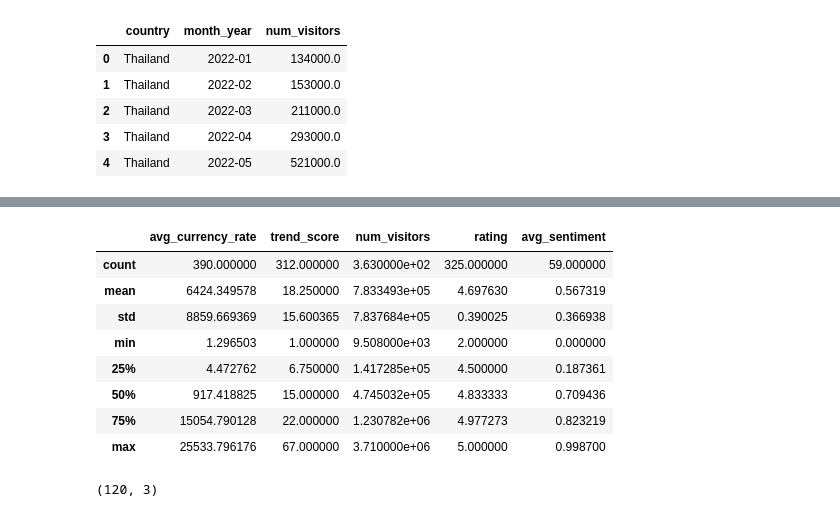
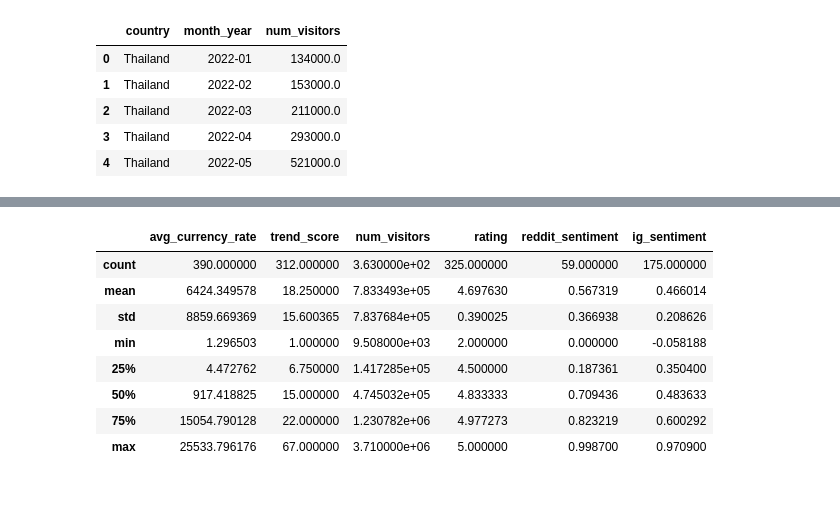
Before and after one commit to bt4301-group-8/tourism-consultancy, a Jupyter notebook: backend/notebooks/feature_engineering.ipynb, the cells around one changed output, grey strips where cells are left out. Drawn from its saved outputs; the diff is of its cells as text; code cells hidden in the pictures.

```diff
--- a/backend/notebooks/feature_engineering.ipynb
+++ b/backend/notebooks/feature_engineering.ipynb
@@ -150,5 +153,5 @@ memory usage: 85.4+ KB
 avg_sentiment = reddit_df_exploded.groupby(
     ["mentioned_countries", "month_year"]
 )["sentiment_score"].mean().reset_index()
-avg_sentiment.columns = ["country", "month_year", "avg_sentiment"]
+avg_sentiment.columns = ["country", "month_year", "reddit_sentiment"]
 # %%
@@ -322,12 +333,14 @@ visitors_df.head(5)
 | 3 | Thailand | 2022-04 | 293000.0 |
 | 4 | Thailand | 2022-05 | 521000.0 |
 # %%
-currency_trend_df = pd.merge(currency_df, trend_df, how="left", on=["country", "month_year"])
-full_macro_df = pd.merge(currency_trend_df, visitors_df, how="left", on=["country", "month_year"])
+final_df = (
+    currency_df
+    .merge(trend_df, how="left", on=["country", "month_year"])
+    .merge(visitors_df, how="left", on=["country", "month_year"])
+    .merge(review_agg, how="left", on=["country", "month_year"])
+    .merge(avg_sentiment, how="left", on=["country", "month_year"])
+    .merge(ig_sentiment, how="left", on=["country", "month_year"])
+)
 
-macro_review_df = pd.merge(full_macro_df, review_agg, how="left", on=["country", "month_year"])
-
-final_df = pd.merge(macro_review_df, avg_sentiment, how="left", on=["country", "month_year"])
-
-final_df.head(20)
+final_df.head(5)
 # %% [output]
@@ -368,19 +371,15 @@ memory usage: 21.5+ KB
 # %%
-final_df[["avg_currency_rate", "trend_score", "num_visitors", "rating","avg_sentiment"]].describe()
+final_df[["avg_currency_rate", "trend_score", "num_visitors", "rating","reddit_sentiment","ig_sentiment"]].describe()
 # %% [output]
-|  | avg_currency_rate | trend_score | num_visitors | rating | avg_sentiment |
-| count | 390.000000 | 312.000000 | 3.630000e+02 | 325.000000 | 59.000000 |
-| mean | 6424.349578 | 18.250000 | 7.833493e+05 | 4.697630 | 0.567319 |
-| std | 8859.669369 | 15.600365 | 7.837684e+05 | 0.390025 | 0.366938 |
-| min | 1.296503 | 1.000000 | 9.508000e+03 | 2.000000 | 0.000000 |
-| 25% | 4.472762 | 6.750000 | 1.417285e+05 | 4.500000 | 0.187361 |
-| 50% | 917.418825 | 15.000000 | 4.745032e+05 | 4.833333 | 0.709436 |
-| 75% | 15054.790128 | 22.000000 | 1.230782e+06 | 4.977273 | 0.823219 |
-| max | 25533.796176 | 67.000000 | 3.710000e+06 | 5.000000 | 0.998700 |
+|  | avg_currency_rate | trend_score | num_visitors | rating | reddit_sentiment | ig_sentiment |
+| count | 390.000000 | 312.000000 | 3.630000e+02 | 325.000000 | 59.000000 | 175.000000 |
+| mean | 6424.349578 | 18.250000 | 7.833493e+05 | 4.697630 | 0.567319 | 0.466014 |
+| std | 8859.669369 | 15.600365 | 7.837684e+05 | 0.390025 | 0.366938 | 0.208626 |
+| min | 1.296503 | 1.000000 | 9.508000e+03 | 2.000000 | 0.000000 | -0.058188 |
+| 25% | 4.472762 | 6.750000 | 1.417285e+05 | 4.500000 | 0.187361 | 0.350400 |
+| 50% | 917.418825 | 15.000000 | 4.745032e+05 | 4.833333 | 0.709436 | 0.483633 |
+| 75% | 15054.790128 | 22.000000 | 1.230782e+06 | 4.977273 | 0.823219 | 0.600292 |
+| max | 25533.796176 | 67.000000 | 3.710000e+06 | 5.000000 | 0.998700 | 0.970900 |
-# %%
-avg_sentiment.shape
-# %% [output]
-(120, 3)
 # %%
 final_df.shape
 # %% [output]
```
Also changed, not shown: parts of 20 cells of this notebook.
